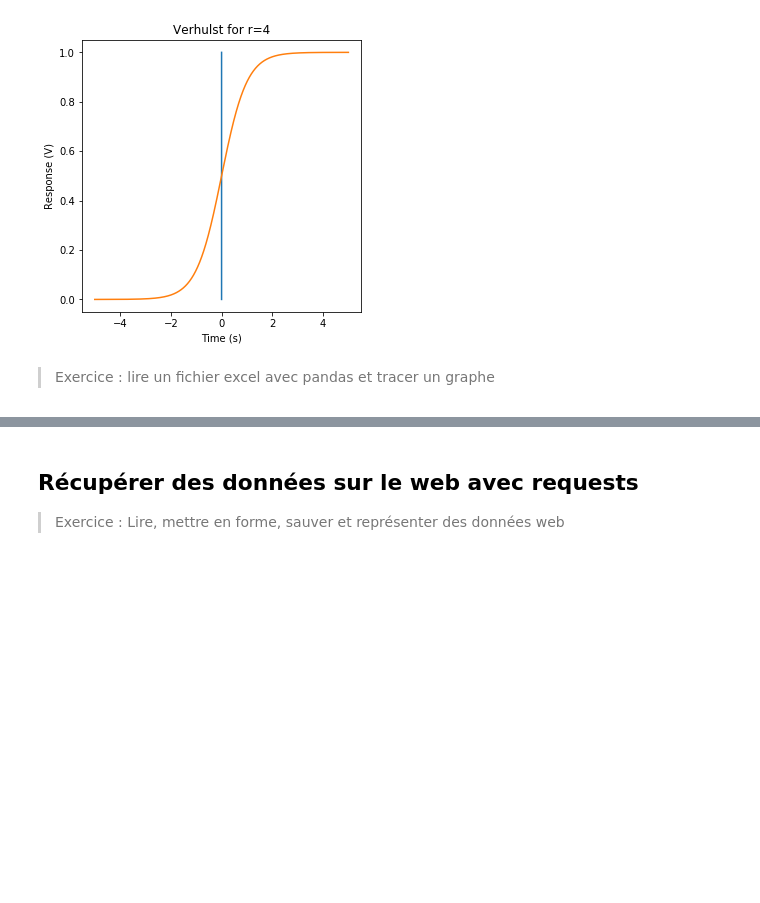
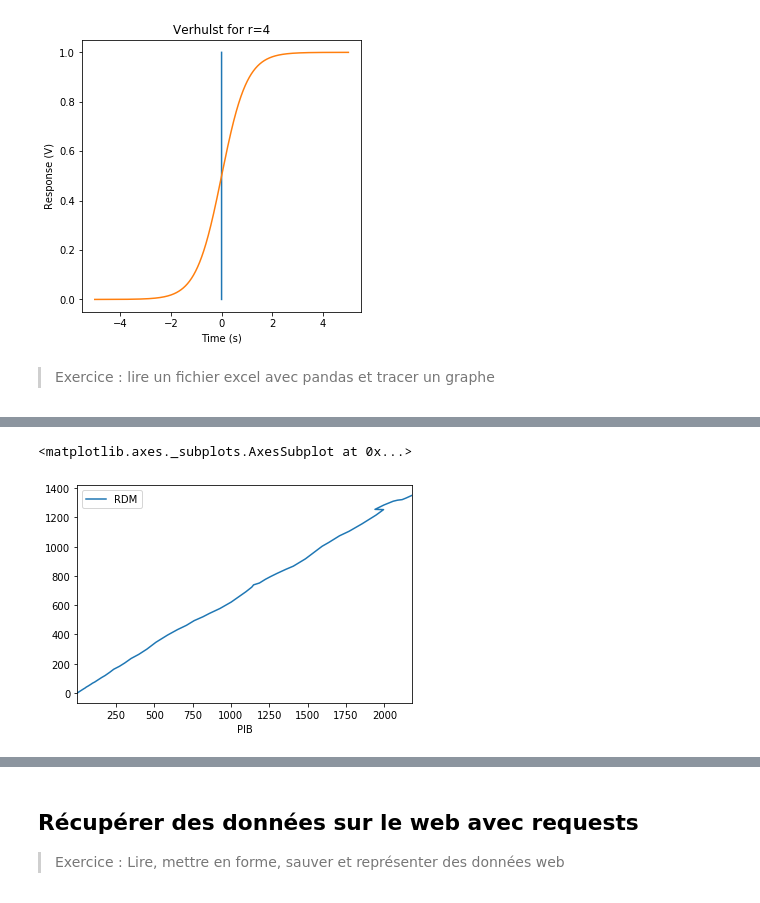
Before and after one commit to glyg/learn_python, a Jupyter notebook: 04-Analyse-de-données.ipynb, the cells around one changed output, grey strips where cells are left out. Saved outputs shown, nothing was run; the diff lists cells and outputs as text; code cells hidden in the pictures; blank space fills up the shorter version.

```diff
--- a/04-Analyse-de-données.ipynb
+++ b/04-Analyse-de-données.ipynb
@@ -221,0 +300,7 @@ fig
+# %%
+series = (
+    pd.read_excel('../reporter/data/series-1800-2015_simplified.xlsx')
+    .set_index('année', inplace=False)
+    .dropna(axis=0, how='all', inplace=False)
+    .transpose()
+)
@@ -221,0 +327,2 @@ fig
+# %%
+series.index = series.index.astype(np.int)
@@ -221,0 +339,2 @@ fig
+# %%
+series["PIB"] = series["PIB"].astype(np.float16)
@@ -221,0 +403,5 @@ fig
+# %%
+series.plot('PIB', 'RDM')
+# %% [output]
+<matplotlib.axes._subplots.AxesSubplot at 0x...>
+[figure, added]
```
Also changed, not shown: parts of 39 cells of this notebook, 1 other file.
